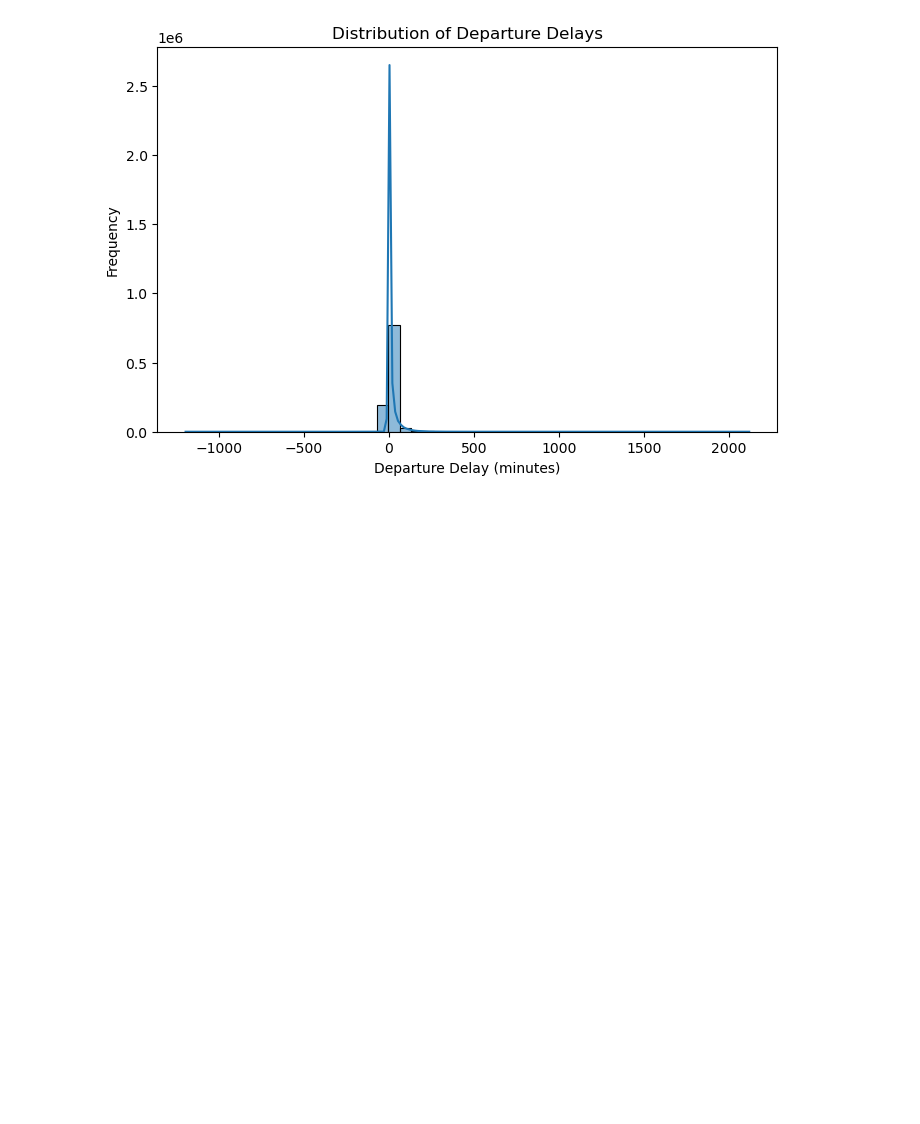
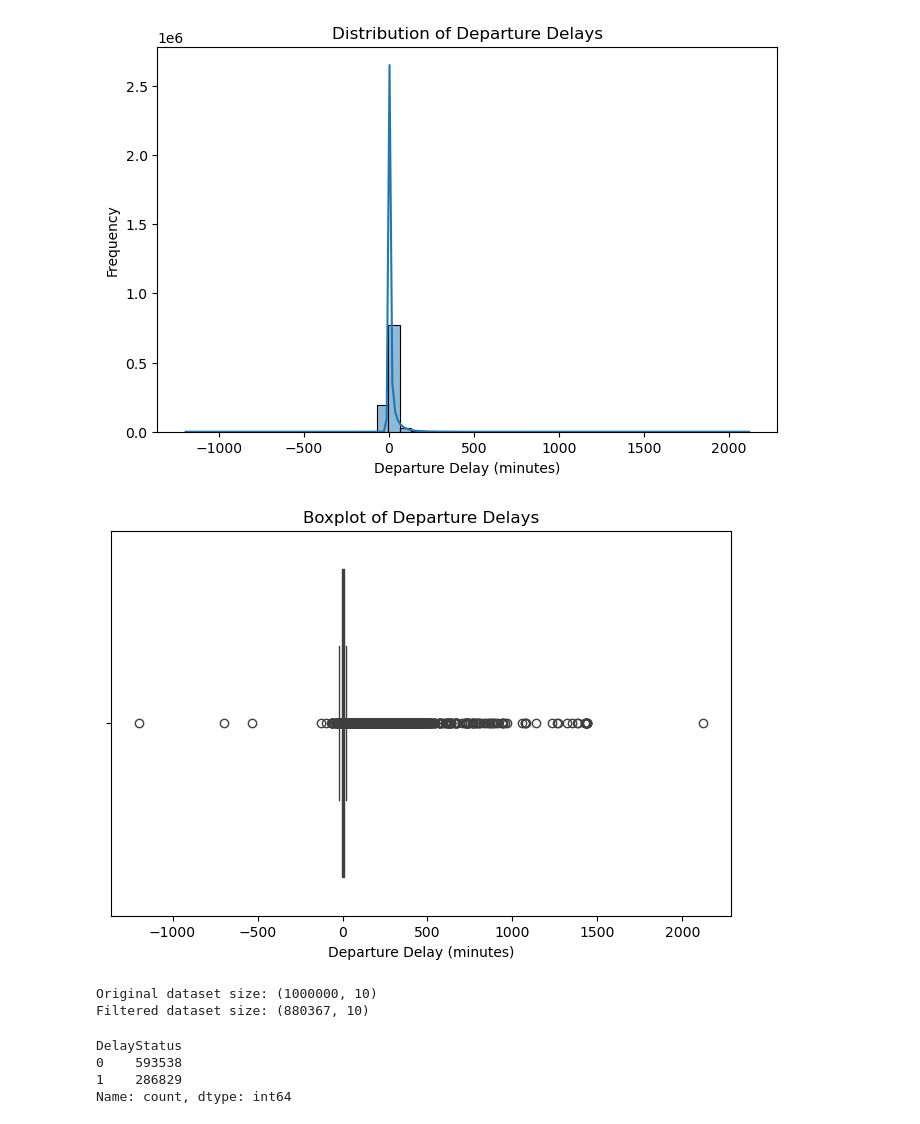
Before and after one commit to dk546/openml_airlines_experiment, a Jupyter notebook: openml_airlines.ipynb, the cells around one changed output. Drawn from its saved outputs; the diff is of its cells as text; code cells hidden in the pictures; blank space fills up the shorter version.

```diff
--- a/openml_airlines.ipynb
+++ b/openml_airlines.ipynb
@@ -65,3 +65,31 @@ plt.ylabel("Frequency")
 plt.show()
 # %% [output]
 [figure]
+# %%
+#Boxplot of Departure Delays
+plt.figure(figsize=(8, 5))
+sns.boxplot(x=df["DepDelay"])
+plt.title("Boxplot of Departure Delays")
+plt.xlabel("Departure Delay (minutes)")
+plt.show()
+# %% [output]
+[figure, added]
+# %%
+#remove outliers
+Q1 = df["DepDelay"].quantile(0.25)  # First quartile
+Q3 = df["DepDelay"].quantile(0.75)  # Third quartile
+IQR = Q3 - Q1  # Interquartile Range
+
+# Define lower and upper bounds for outliers
+lower_bound = Q1 - 1.5 * IQR
+upper_bound = Q3 + 1.5 * IQR
+
+# Filter the dataset
+df_filtered = df[(df["DepDelay"] >= lower_bound) & (df["DepDelay"] <= upper_bound)]
+
+# Show new dataset shape
+print("Original dataset size:", df.shape)
+print("Filtered dataset size:", df_filtered.shape)
+# %% [output]
+Original dataset size: (1000000, 10)
+Filtered dataset size: (880367, 10)
@@ -67,0 +99,14 @@ plt.show()
+# %%
+# Convert DepDelay into binary classification (1 = delayed, 0 = on-time)
+df["DelayStatus"] = (df["DepDelay"] > 0).astype(int)
+
+# Drop the original `DepDelay` column since it's now converted
+df.drop(columns=["DepDelay"], inplace=True)
+
+# Check distribution of delayed vs. on-time flights
+print(df["DelayStatus"].value_counts())
+# %% [output]
+DelayStatus
+0    593538
+1    286829
+Name: count, dtype: int64
```
Also changed, not shown: parts of 6 cells of this notebook.
